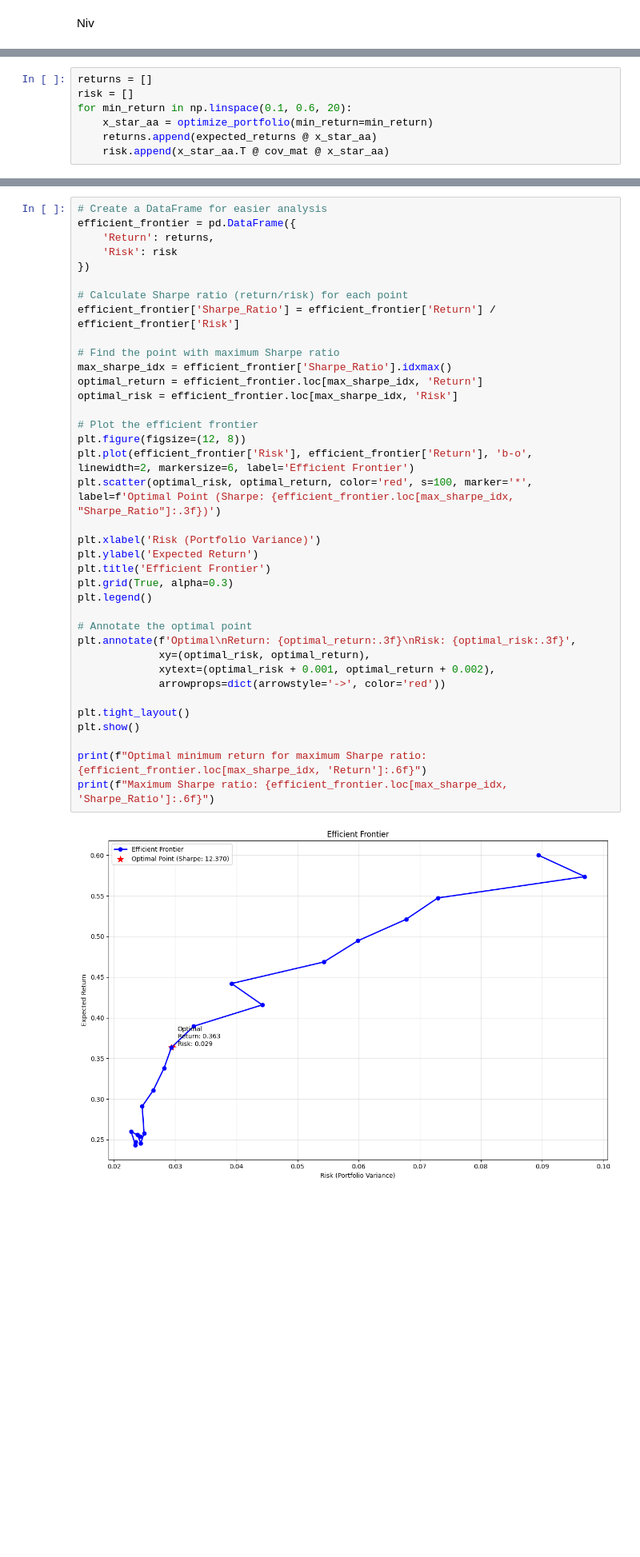
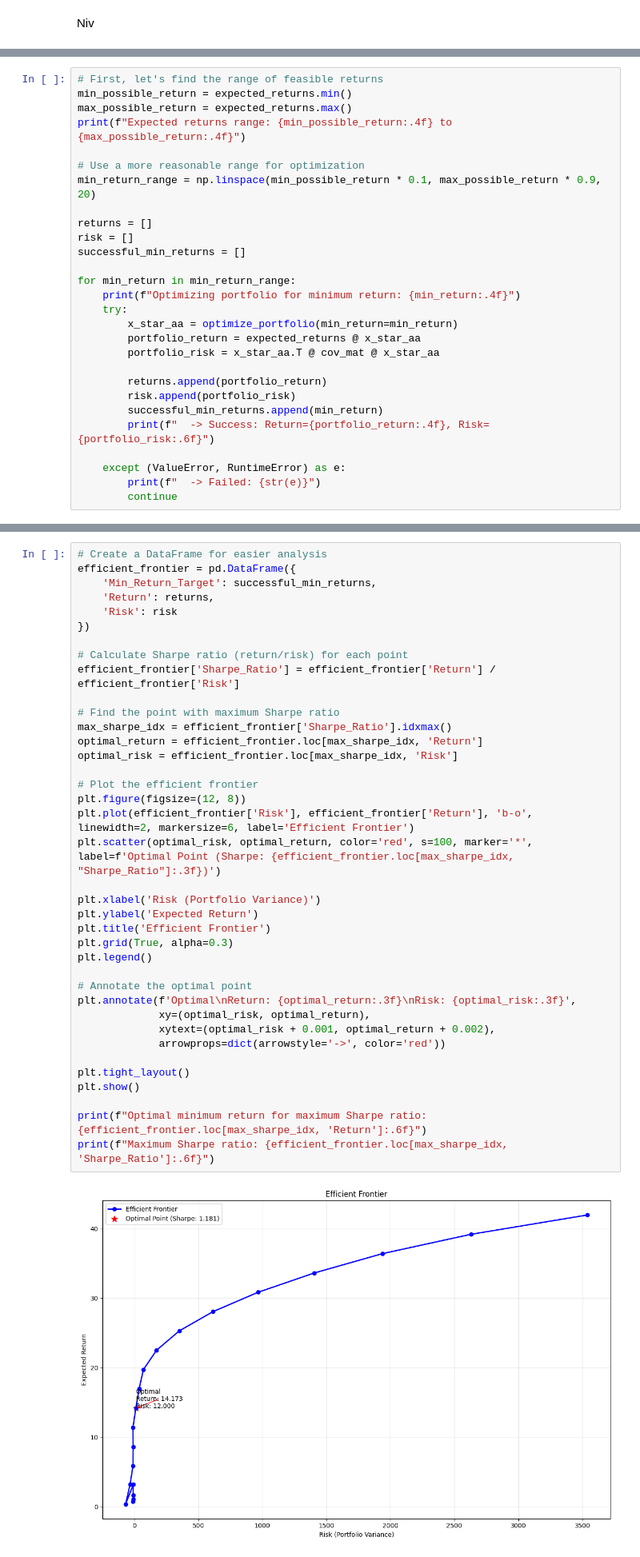
Before and after one commit to LK-NV/numeric-opt-project, a Jupyter notebook: protfolio_opt.ipynb, the cells around one changed output, grey strips where cells are left out. Shown at 80% size. Drawn from its saved outputs; the diff is of its cells as text; blank space fills up the shorter version.

```diff
--- a/protfolio_opt.ipynb
+++ b/protfolio_opt.ipynb
@@ -576,10 +588,31 @@ The selected point (red ★) is the portfolio with the **steepest reward-to-risk
 
 The accompanying code builds `efficient_frontier`, adds a `Sharpe_Ratio` column, and highlights this optimal point.
 # %%
+# First, let's find the range of feasible returns
+min_possible_return = expected_returns.min()
+max_possible_return = expected_returns.max()
+print(f"Expected returns range: {min_possible_return:.4f} to {max_possible_return:.4f}")
+
+# Use a more reasonable range for optimization
+min_return_range = np.linspace(min_possible_return * 0.1, max_possible_return * 0.9, 20)
+
 returns = []
 risk = []
-for min_return in np.linspace(0.1, 0.6, 20):
-    x_star_aa = optimize_portfolio(min_return=min_return)
-    returns.append(expected_returns @ x_star_aa)
-    risk.append(x_star_aa.T @ cov_mat @ x_star_aa)
+successful_min_returns = []
+
+for min_return in min_return_range:
+    print(f"Optimizing portfolio for minimum return: {min_return:.4f}")
+    try:
+        x_star_aa = optimize_portfolio(min_return=min_return)
+        portfolio_return = expected_returns @ x_star_aa
+        portfolio_risk = x_star_aa.T @ cov_mat @ x_star_aa
+
+        returns.append(portfolio_return)
+        risk.append(portfolio_risk)
+        successful_min_returns.append(min_return)
+        print(f"  -> Success: Return={portfolio_return:.4f}, Risk={portfolio_risk:.6f}")
+
+    except (ValueError, RuntimeError) as e:
+        print(f"  -> Failed: {str(e)}")
+        continue
 # %% [output]
@@ -603,6 +636,7 @@ for min_return in np.linspace(0.1, 0.6, 20):
 # %%
 # Create a DataFrame for easier analysis
 efficient_frontier = pd.DataFrame({
+    'Min_Return_Target': successful_min_returns,
     'Return': returns,
     'Risk': risk
 })
@@ -611,31 +645,31 @@ efficient_frontier = pd.DataFrame({
 efficient_frontier['Sharpe_Ratio'] = efficient_frontier['Return'] / efficient_frontier['Risk']
 
 # Find the point with maximum Sharpe ratio
 max_sharpe_idx = efficient_frontier['Sharpe_Ratio'].idxmax()
 optimal_return = efficient_frontier.loc[max_sharpe_idx, 'Return']
 optimal_risk = efficient_frontier.loc[max_sharpe_idx, 'Risk']
 
 # Plot the efficient frontier
 plt.figure(figsize=(12, 8))
 plt.plot(efficient_frontier['Risk'], efficient_frontier['Return'], 'b-o', linewidth=2, markersize=6, label='Efficient Frontier')
 plt.scatter(optimal_risk, optimal_return, color='red', s=100, marker='*', label=f'Optimal Point (Sharpe: {efficient_frontier.loc[max_sharpe_idx, "Sharpe_Ratio"]:.3f})')
 
 plt.xlabel('Risk (Portfolio Variance)')
 plt.ylabel('Expected Return')
 plt.title('Efficient Frontier')
 plt.grid(True, alpha=0.3)
 plt.legend()
 
 # Annotate the optimal point
 plt.annotate(f'Optimal\nReturn: {optimal_return:.3f}\nRisk: {optimal_risk:.3f}',
              xy=(optimal_risk, optimal_return),
              xytext=(optimal_risk + 0.001, optimal_return + 0.002),
              arrowprops=dict(arrowstyle='->', color='red'))
 
 plt.tight_layout()
 plt.show()
 
 print(f"Optimal minimum return for maximum Sharpe ratio: {efficient_frontier.loc[max_sharpe_idx, 'Return']:.6f}")
 print(f"Maximum Sharpe ratio: {efficient_frontier.loc[max_sharpe_idx, 'Sharpe_Ratio']:.6f}")
 # %% [output]
-[figure, old version]
+[figure, new version]
```
Also changed, not shown: parts of 11 cells of this notebook, 1 other file.
